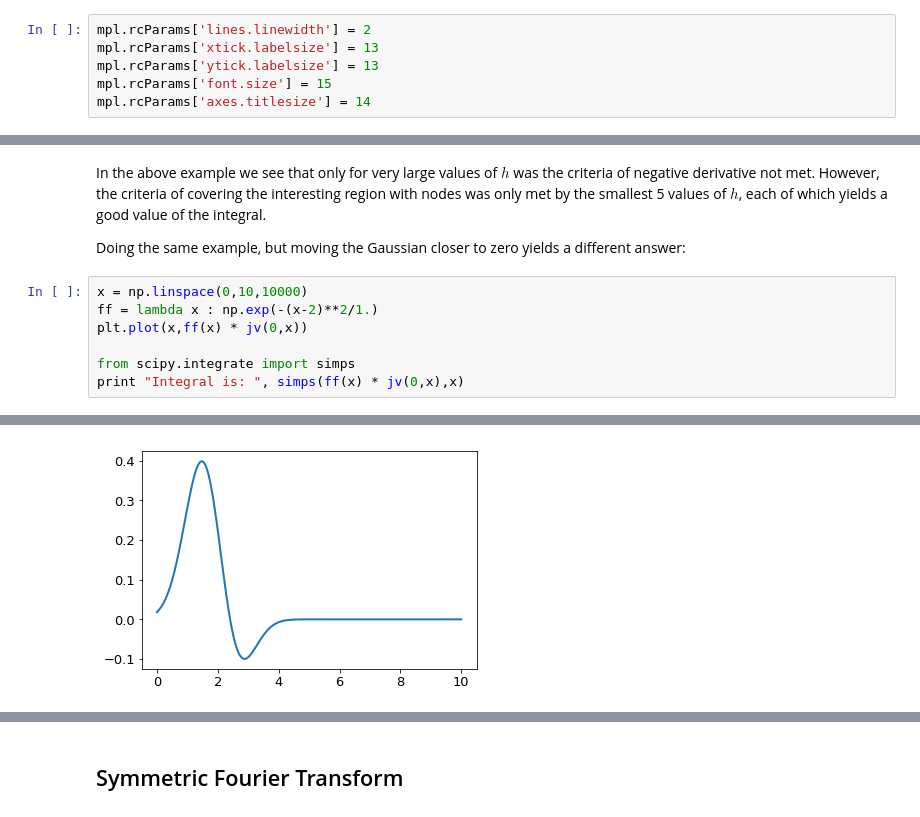
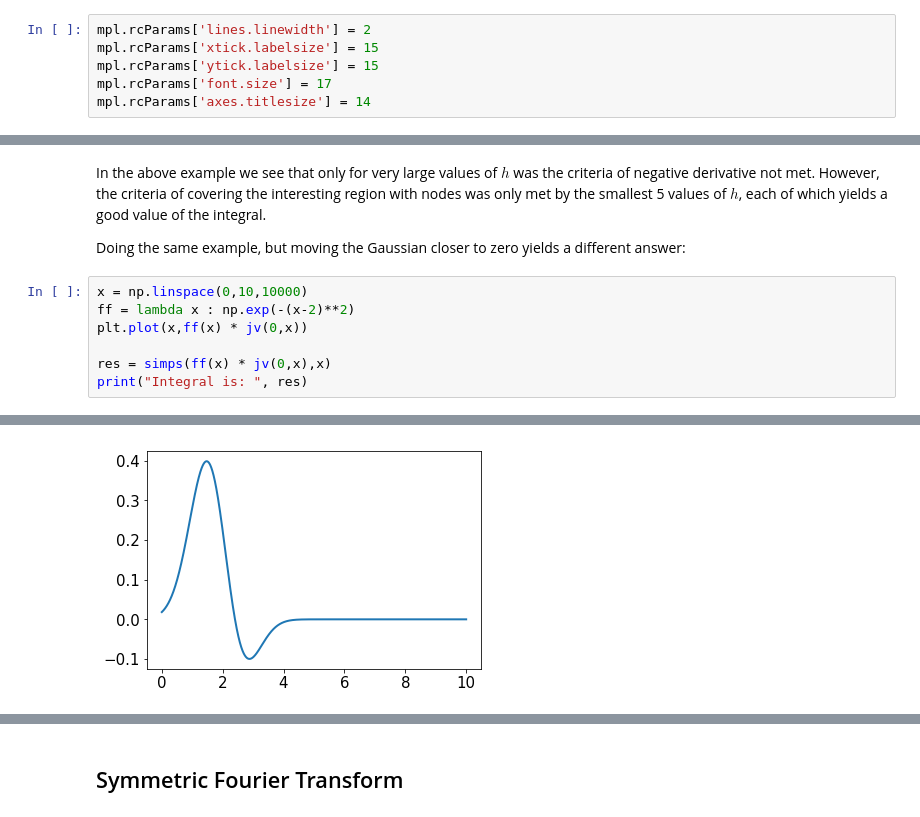
Before and after one commit to steven-murray/hankel, a Jupyter notebook: docs/demos/choosing_resolution_parameters.ipynb, the cells around one changed output, grey strips where cells are left out. Cells and saved outputs as stored; diff of their text form.

```diff
--- a/docs/demos/choosing_resolution_parameters.ipynb
+++ b/docs/demos/choosing_resolution_parameters.ipynb
@@ -45,8 +55,8 @@ from hankel import HankelTransform, SymmetricFourierTransform
 # %%
 mpl.rcParams['lines.linewidth'] = 2
-mpl.rcParams['xtick.labelsize'] = 13
-mpl.rcParams['ytick.labelsize'] = 13
-mpl.rcParams['font.size'] = 15
+mpl.rcParams['xtick.labelsize'] = 15
+mpl.rcParams['ytick.labelsize'] = 15
+mpl.rcParams['font.size'] = 17
 mpl.rcParams['axes.titlesize'] = 14
 # %% [markdown]
 We test our assertion by plotting these values for a range of $\nu$ and $h$:
@@ -176,9 +150,9 @@ In the above example we see that only for very large values of $h$ was the crite
 Doing the same example, but moving the Gaussian closer to zero yields a different answer:
 # %%
 x = np.linspace(0,10,10000)
-ff = lambda x : np.exp(-(x-2)**2/1.)
+ff = lambda x : np.exp(-(x-2)**2)
 plt.plot(x,ff(x) * jv(0,x))
 
-from scipy.integrate import simps
-print "Integral is: ", simps(ff(x) * jv(0,x),x)
+res = simps(ff(x) * jv(0,x),x)
+print("Integral is: ", res)
 # %% [output]
@@ -186,2 +160,2 @@ Integral is:  0.416843377992
-[figure, old version]
+[figure, new version]
 # %%
```
Also changed, not shown: parts of 70 cells of this notebook, 4 other files.
